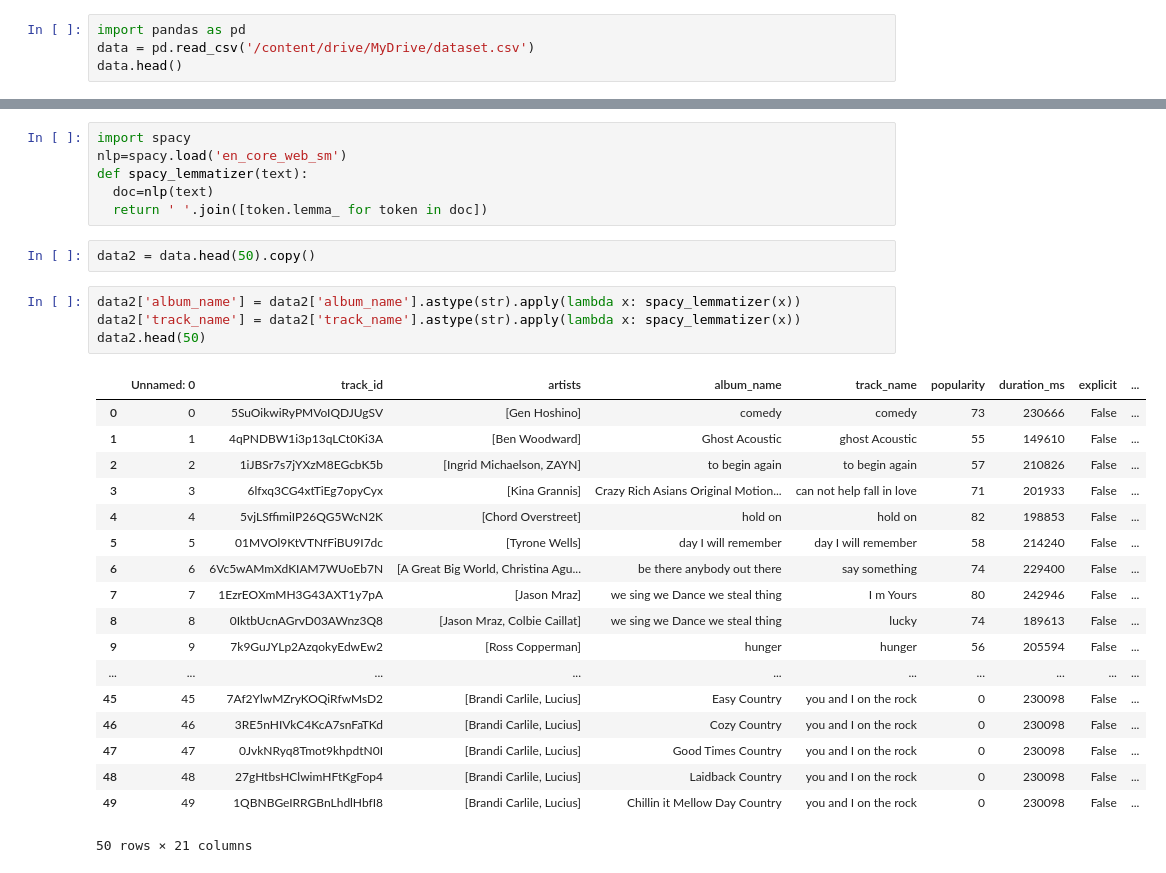
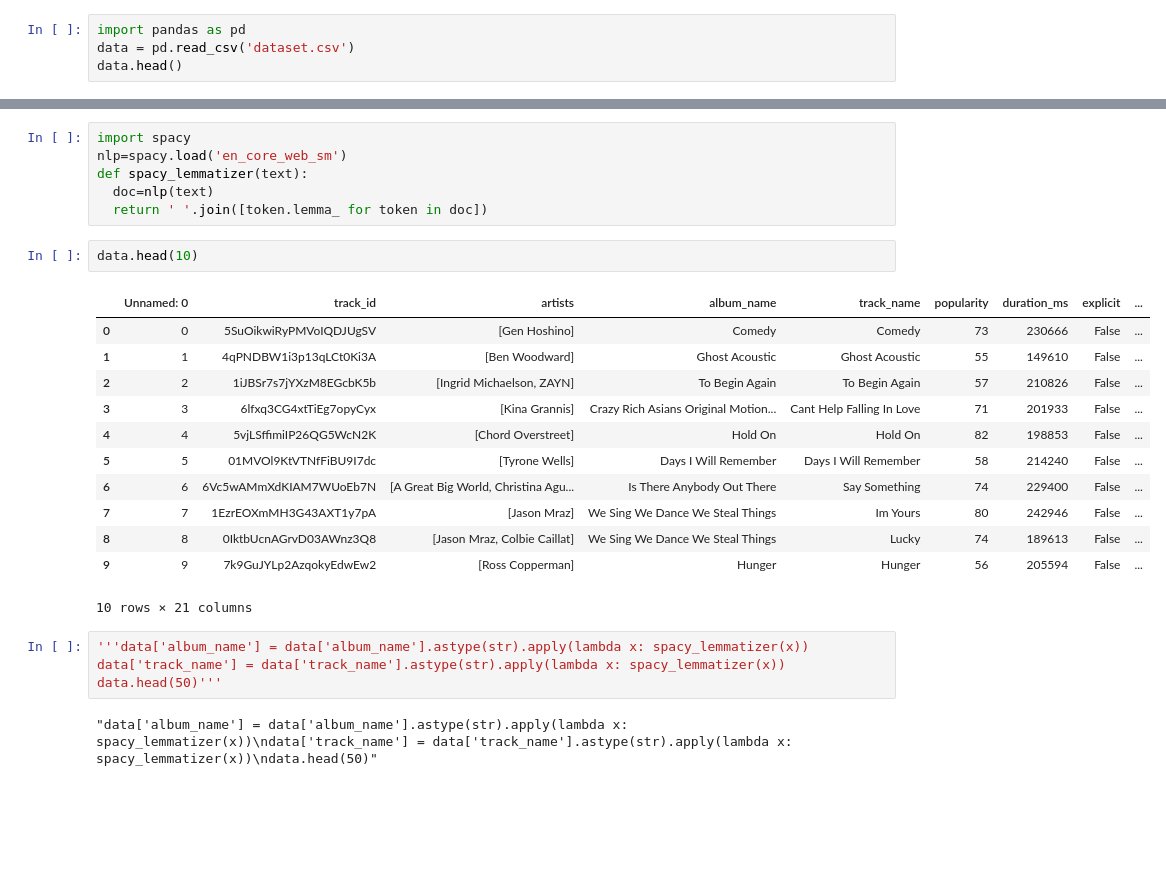
Before and after one commit to zeynepserminn/spotify_rec_system, a Jupyter notebook: spotifyrec/spotify.ipynb, the cells around one changed output, grey strips where cells are left out. Drawn from its saved outputs; the diff is of its cells as text; blank space fills up the shorter version.

```diff
--- a/spotifyrec/spotify.ipynb
+++ b/spotifyrec/spotify.ipynb
@@ -1,6 +1,6 @@
 # %%
 import pandas as pd
-data = pd.read_csv('/content/drive/MyDrive/dataset.csv')
+data = pd.read_csv('dataset.csv')
 data.head()
 # %% [output]
 |  | Unnamed: 0 | track_id | artists | album_name | track_name | popularity | duration_ms | explicit | ... |
@@ -133,28 +115,24 @@ nlp=spacy.load('en_core_web_sm')
 def spacy_lemmatizer(text):
   doc=nlp(text)
   return ' '.join([token.lemma_ for token in doc])
-# %%
-data2 = data.head(50).copy()
+# %%
+data.head(10)
+# %% [output]
+|  | Unnamed: 0 | track_id | artists | album_name | track_name | popularity | duration_ms | explicit | ... |
+| 0 | 0 | 5SuOikwiRyPMVoIQDJUgSV | [Gen Hoshino] | Comedy | Comedy | 73 | 230666 | False | ... |
+| 1 | 1 | 4qPNDBW1i3p13qLCt0Ki3A | [Ben Woodward] | Ghost Acoustic | Ghost Acoustic | 55 | 149610 | False | ... |
+| 2 | 2 | 1iJBSr7s7jYXzM8EGcbK5b | [Ingrid Michaelson, ZAYN] | To Begin Again | To Begin Again | 57 | 210826 | False | ... |
+| 3 | 3 | 6lfxq3CG4xtTiEg7opyCyx | [Kina Grannis] | Crazy Rich Asians Original Motion... | Cant Help Falling In Love | 71 | 201933 | False | ... |
+| 4 | 4 | 5vjLSffimiIP26QG5WcN2K | [Chord Overstreet] | Hold On | Hold On | 82 | 198853 | False | ... |
+| 5 | 5 | 01MVOl9KtVTNfFiBU9I7dc | [Tyrone Wells] | Days I Will Remember | Days I Will Remember | 58 | 214240 | False | ... |
+| 6 | 6 | 6Vc5wAMmXdKIAM7WUoEb7N | [A Great Big World, Christina Agu... | Is There Anybody Out There | Say Something | 74 | 229400 | False | ... |
+| 7 | 7 | 1EzrEOXmMH3G43AXT1y7pA | [Jason Mraz] | We Sing We Dance We Steal Things | Im Yours | 80 | 242946 | False | ... |
+| 8 | 8 | 0IktbUcnAGrvD03AWnz3Q8 | [Jason Mraz, Colbie Caillat] | We Sing We Dance We Steal Things | Lucky | 74 | 189613 | False | ... |
+| 9 | 9 | 7k9GuJYLp2AzqokyEdwEw2 | [Ross Copperman] | Hunger | Hunger | 56 | 205594 | False | ... |
+10 rows × 21 columns
 # %%
-data2['album_name'] = data2['album_name'].astype(str).apply(lambda x: spacy_lemmatizer(x))
-data2['track_name'] = data2['track_name'].astype(str).apply(lambda x: spacy_lemmatizer(x))
-data2.head(50)
+'''data['album_name'] = data['album_name'].astype(str).apply(lambda x: spacy_lemmatizer(x))
+data['track_name'] = data['track_name'].astype(str).apply(lambda x: spacy_lemmatizer(x))
+data.head(50)'''
 # %% [output]
-|  | Unnamed: 0 | track_id | artists | album_name | track_name | popularity | duration_ms | explicit | ... |
-| 0 | 0 | 5SuOikwiRyPMVoIQDJUgSV | [Gen Hoshino] | comedy | comedy | 73 | 230666 | False | ... |
-| 1 | 1 | 4qPNDBW1i3p13qLCt0Ki3A | [Ben Woodward] | Ghost Acoustic | ghost Acoustic | 55 | 149610 | False | ... |
-| 2 | 2 | 1iJBSr7s7jYXzM8EGcbK5b | [Ingrid Michaelson, ZAYN] | to begin again | to begin again | 57 | 210826 | False | ... |
-| 3 | 3 | 6lfxq3CG4xtTiEg7opyCyx | [Kina Grannis] | Crazy Rich Asians Original Motion... | can not help fall in love | 71 | 201933 | False | ... |
-| 4 | 4 | 5vjLSffimiIP26QG5WcN2K | [Chord Overstreet] | hold on | hold on | 82 | 198853 | False | ... |
-| 5 | 5 | 01MVOl9KtVTNfFiBU9I7dc | [Tyrone Wells] | day I will remember | day I will remember | 58 | 214240 | False | ... |
-| 6 | 6 | 6Vc5wAMmXdKIAM7WUoEb7N | [A Great Big World, Christina Agu... | be there anybody out there | say something | 74 | 229400 | False | ... |
-| 7 | 7 | 1EzrEOXmMH3G43AXT1y7pA | [Jason Mraz] | we sing we Dance we steal thing | I m Yours | 80 | 242946 | False | ... |
-| 8 | 8 | 0IktbUcnAGrvD03AWnz3Q8 | [Jason Mraz, Colbie Caillat] | we sing we Dance we steal thing | lucky | 74 | 189613 | False | ... |
-| 9 | 9 | 7k9GuJYLp2AzqokyEdwEw2 | [Ross Copperman] | hunger | hunger | 56 | 205594 | False | ... |
-| ... | ... | ... | ... | ... | ... | ... | ... | ... | ... |
-| 45 | 45 | 7Af2YlwMZryKOQiRfwMsD2 | [Brandi Carlile, Lucius] | Easy Country | you and I on the rock | 0 | 230098 | False | ... |
-| 46 | 46 | 3RE5nHIVkC4KcA7snFaTKd | [Brandi Carlile, Lucius] | Cozy Country | you and I on the rock | 0 | 230098 | False | ... |
-| 47 | 47 | 0JvkNRyq8Tmot9khpdtN0I | [Brandi Carlile, Lucius] | Good Times Country | you and I on the rock | 0 | 230098 | False | ... |
-| 48 | 48 | 27gHtbsHClwimHFtKgFop4 | [Brandi Carlile, Lucius] | Laidback Country | you and I on the rock | 0 | 230098 | False | ... |
-| 49 | 49 | 1QBNBGeIRRGBnLhdlHbfI8 | [Brandi Carlile, Lucius] | Chillin it Mellow Day Country | you and I on the rock | 0 | 230098 | False | ... |
-50 rows × 21 columns
+"data['album_name'] = data['album_name'].astype(str).apply(lambda x: spacy_lemmatizer(x))\ndata['track_name'] = data['track_name'].astype(str).apply(lambda x: spacy_lemmatizer(x))\ndata.head(50)"
```
Also changed, not shown: parts of 4 cells of this notebook, 1 other file.
